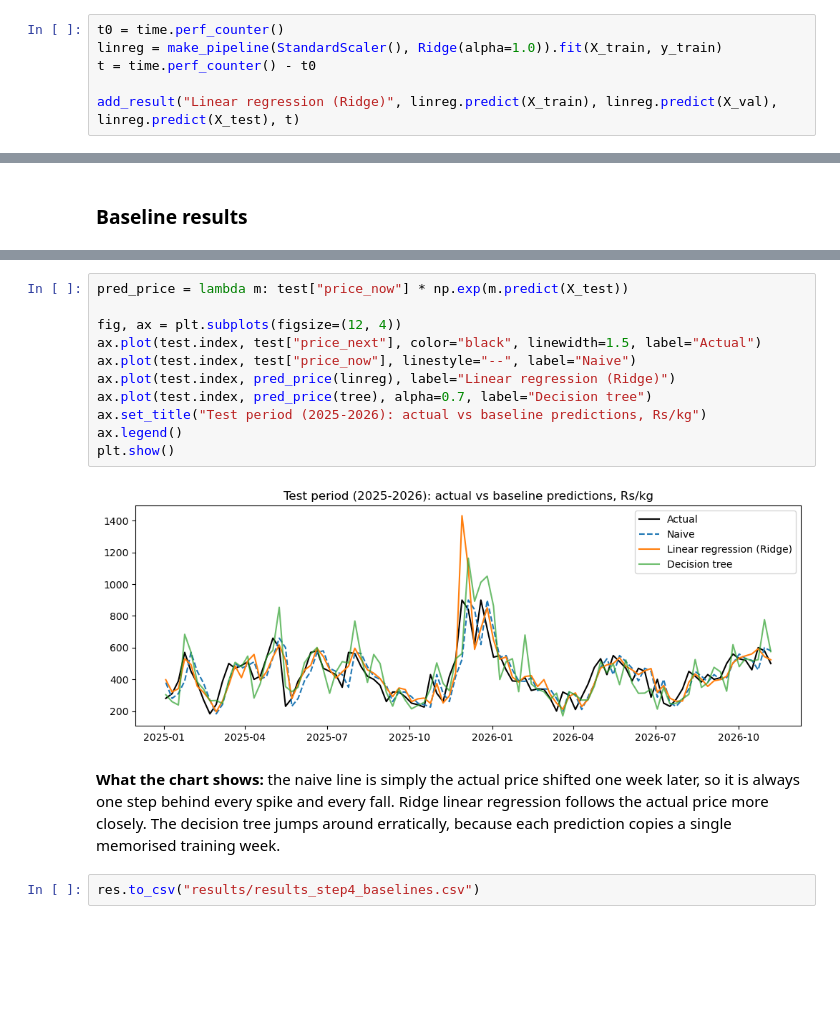
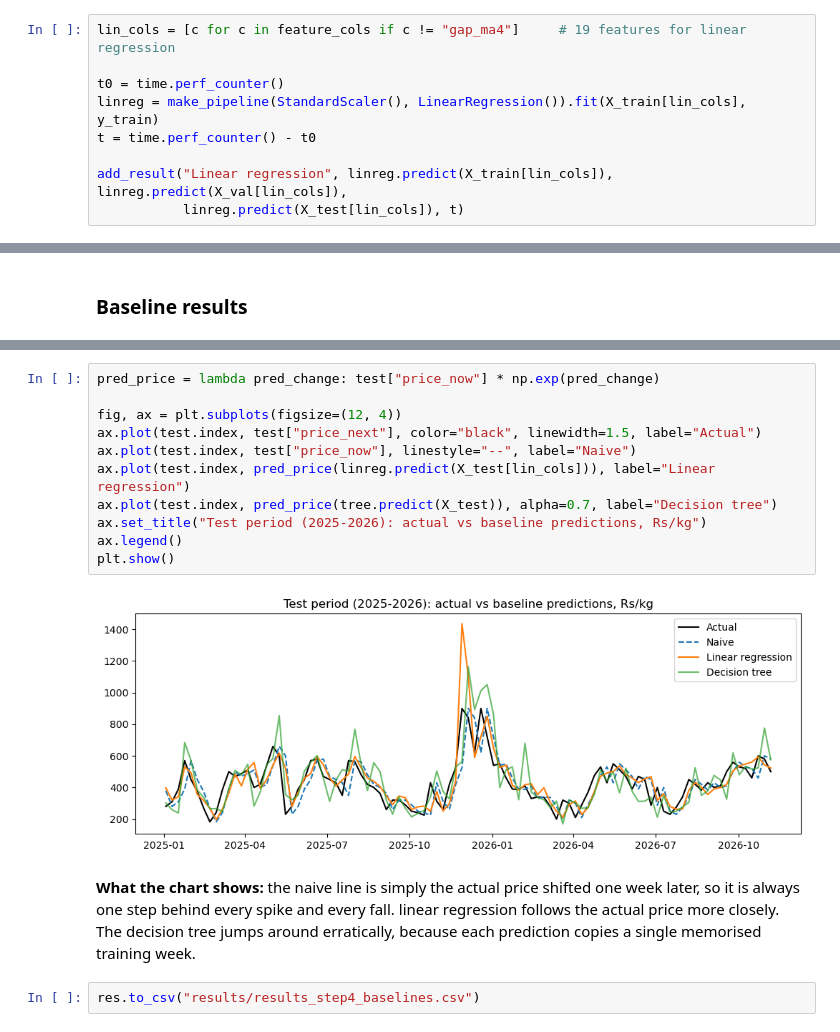
Before and after one commit to renulucshmi/pettah-beans-price-forecast, a Jupyter notebook: ensemble_assignment.ipynb, the cells around one changed output, grey strips where cells are left out. Saved outputs shown, nothing was run; the diff lists cells and outputs as text; blank space fills up the shorter version.

```diff
--- a/ensemble_assignment.ipynb
+++ b/ensemble_assignment.ipynb
@@ -583,9 +583,12 @@ Features are scaled with `StandardScaler` (mean 0, standard deviation 1) because
 # %%
+lin_cols = [c for c in feature_cols if c != "gap_ma4"]     # 19 features for linear regression
+
 t0 = time.perf_counter()
-linreg = make_pipeline(StandardScaler(), Ridge(alpha=1.0)).fit(X_train, y_train)
+linreg = make_pipeline(StandardScaler(), LinearRegression()).fit(X_train[lin_cols], y_train)
 t = time.perf_counter() - t0
 
-add_result("Linear regression (Ridge)", linreg.predict(X_train), linreg.predict(X_val), linreg.predict(X_test), t)
+add_result("Linear regression", linreg.predict(X_train[lin_cols]), linreg.predict(X_val[lin_cols]),
+           linreg.predict(X_test[lin_cols]), t)
 # %% [markdown]
 ### Baseline 4: a single decision tree
 
@@ -631,18 +638,18 @@ plt.show()
 # %%
-pred_price = lambda m: test["price_now"] * np.exp(m.predict(X_test))
+pred_price = lambda pred_change: test["price_now"] * np.exp(pred_change)
 
 fig, ax = plt.subplots(figsize=(12, 4))
 ax.plot(test.index, test["price_next"], color="black", linewidth=1.5, label="Actual")
 ax.plot(test.index, test["price_now"], linestyle="--", label="Naive")
-ax.plot(test.index, pred_price(linreg), label="Linear regression (Ridge)")
-ax.plot(test.index, pred_price(tree), alpha=0.7, label="Decision tree")
+ax.plot(test.index, pred_price(linreg.predict(X_test[lin_cols])), label="Linear regression")
+ax.plot(test.index, pred_price(tree.predict(X_test)), alpha=0.7, label="Decision tree")
 ax.set_title("Test period (2025-2026): actual vs baseline predictions, Rs/kg")
 ax.legend()
 plt.show()
 # %% [output]
-[figure, old version]
+[figure, new version]
 # %% [markdown]
-**What the chart shows:** the naive line is simply the actual price shifted one week later, so it is always one step behind every spike and every fall. Ridge linear regression follows the actual price more closely. The decision tree jumps around erratically, because each prediction copies a single memorised training week.
+**What the chart shows:** the naive line is simply the actual price shifted one week later, so it is always one step behind every spike and every fall. linear regression follows the actual price more closely. The decision tree jumps around erratically, because each prediction copies a single memorised training week.
 # %%
 res.to_csv("results/results_step4_baselines.csv")
 # %% [markdown]
```
Also changed, not shown: parts of 29 cells of this notebook, 10 other files.
